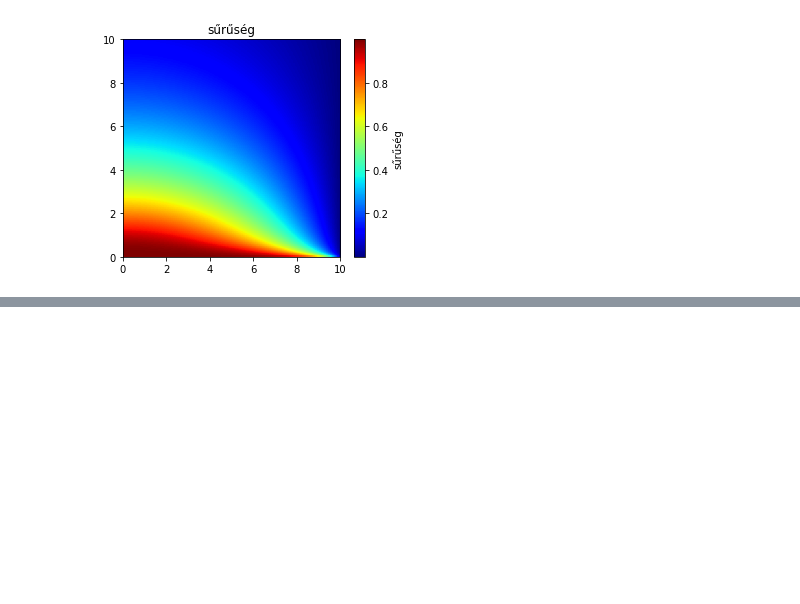
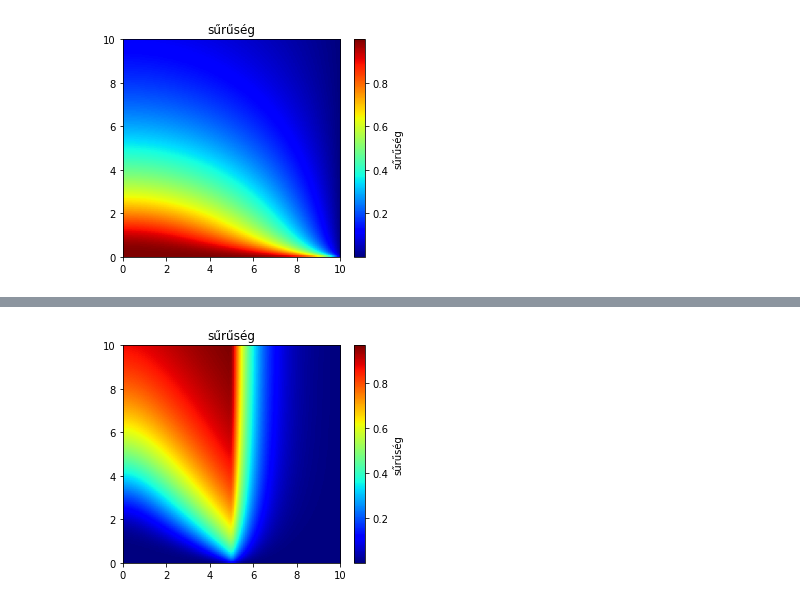
Before and after one commit to leferi99/szakdolgozat, a Jupyter notebook: 2D_contour/2D contour basics.ipynb, the cells around one changed output, grey strips where cells are left out. Drawn from its saved outputs; the diff is of its cells as text; code cells hidden in the pictures; blank space fills up the shorter version.

```diff
--- a/2D_contour/2D contour basics.ipynb
+++ b/2D_contour/2D contour basics.ipynb
@@ -202,0 +193,23 @@ viewer = Viewer(vars=cellvar2D)
+# %%
+# diffúzió és konvekció simított Dirac delta forrással a tartomány közepén, kezdeti 0. értékkel
+n = CellVariable(mesh=mesh)
+diffCoeff = 1.
+convCoeff = [1.,]
+valueLeft = 1.
+gradLeft = (0.,)
+valueRight = 0.
+n.faceGrad.constrain(gradLeft, where=mesh.facesLeft)
+n.constrain(valueRight, mesh.facesRight)
+
+x0 = R / 2.
+
+eq = (TransientTerm() == DiffusionTerm(coeff=diffCoeff)
+      + PowerLawConvectionTerm(coeff=convCoeff)
+      + delta_func(mesh.x - x0, 2 * dr))
+
+for tcut in range(nt):
+    eq.solve(var=n, dt=dt)
+    cellvar2D[tcut*nr:(tcut*nr)+nr]=copy.deepcopy(n.value)
+viewer = Viewer(vars=cellvar2D)
+# %% [output]
+[figure, added]
```
Also changed, not shown: parts of 30 cells of this notebook.
